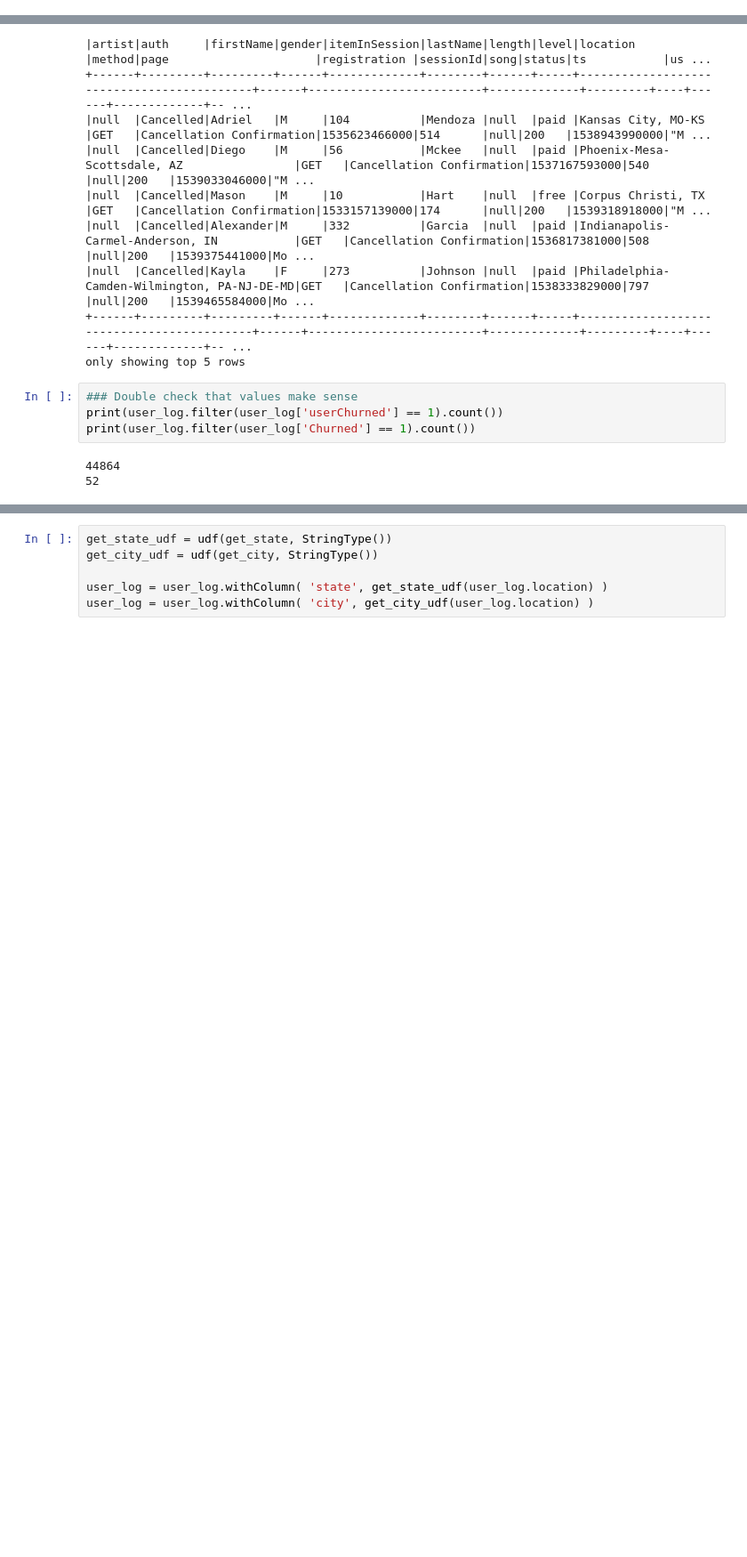
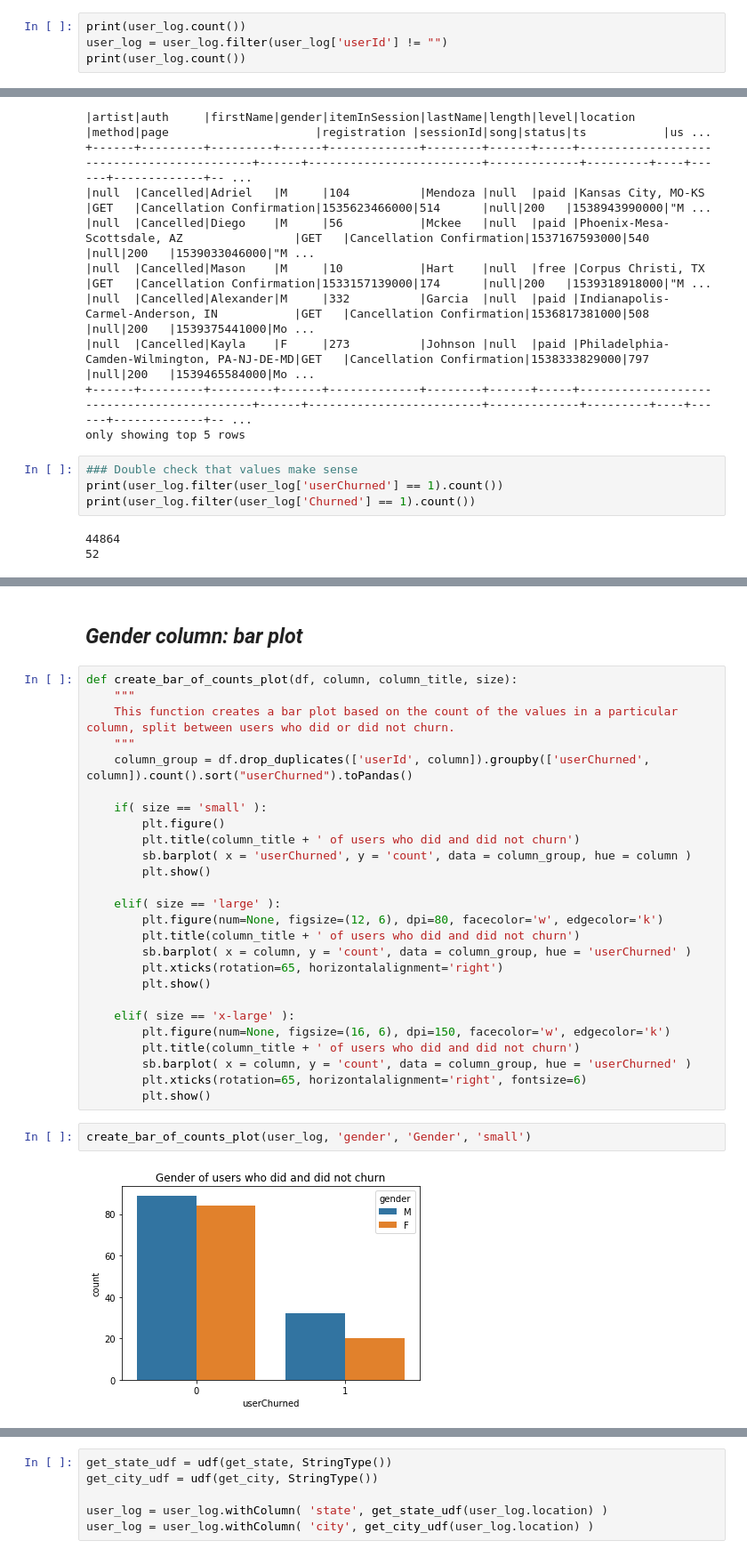
Before and after one commit to joepstein/udacity-data-science-capstone-sparkify, a Jupyter notebook: Sparkify-small-data-set.ipynb, the cells around one changed output, grey strips where cells are left out. Shown: that part at 89% size. Cells and saved outputs as stored; diff of their text form; blank space fills up the shorter version.

```diff
--- a/Sparkify-small-data-set.ipynb
+++ b/Sparkify-small-data-set.ipynb
@@ -129,0 +438,4 @@ only showing top 20 rows
+# %%
+print(user_log.count())
+user_log = user_log.filter(user_log['userId'] != "")
+print(user_log.count())
@@ -220,0 +723,32 @@ print(user_log.filter(user_log['Churned'] == 1).count())
+# %% [markdown]
+## *Gender column: bar plot*
+# %%
+def create_bar_of_counts_plot(df, column, column_title, size):
+    """
+    This function creates a bar plot based on the count of the values in a particular column, split between users who did or did not churn.
+    """
+    column_group = df.drop_duplicates(['userId', column]).groupby(['userChurned', column]).count().sort("userChurned").toPandas()
+
+    if( size == 'small' ):
+        plt.figure()
+        plt.title(column_title + ' of users who did and did not churn')
+        sb.barplot( x = 'userChurned', y = 'count', data = column_group, hue = column )
+        plt.show()
+
+    elif( size == 'large' ):
+        plt.figure(num=None, figsize=(12, 6), dpi=80, facecolor='w', edgecolor='k')
+        plt.title(column_title + ' of users who did and did not churn')
+        sb.barplot( x = column, y = 'count', data = column_group, hue = 'userChurned' )
+        plt.xticks(rotation=65, horizontalalignment='right')
+        plt.show()
+
+    elif( size == 'x-large' ):
+        plt.figure(num=None, figsize=(16, 6), dpi=150, facecolor='w', edgecolor='k')
+        plt.title(column_title + ' of users who did and did not churn')
+        sb.barplot( x = column, y = 'count', data = column_group, hue = 'userChurned' )
+        plt.xticks(rotation=65, horizontalalignment='right', fontsize=6)
+        plt.show()
+# %%
+create_bar_of_counts_plot(user_log, 'gender', 'Gender', 'small')
+# %% [output]
+[figure, added]
```
Also changed, not shown: parts of 113 cells of this notebook, 1 other file.
